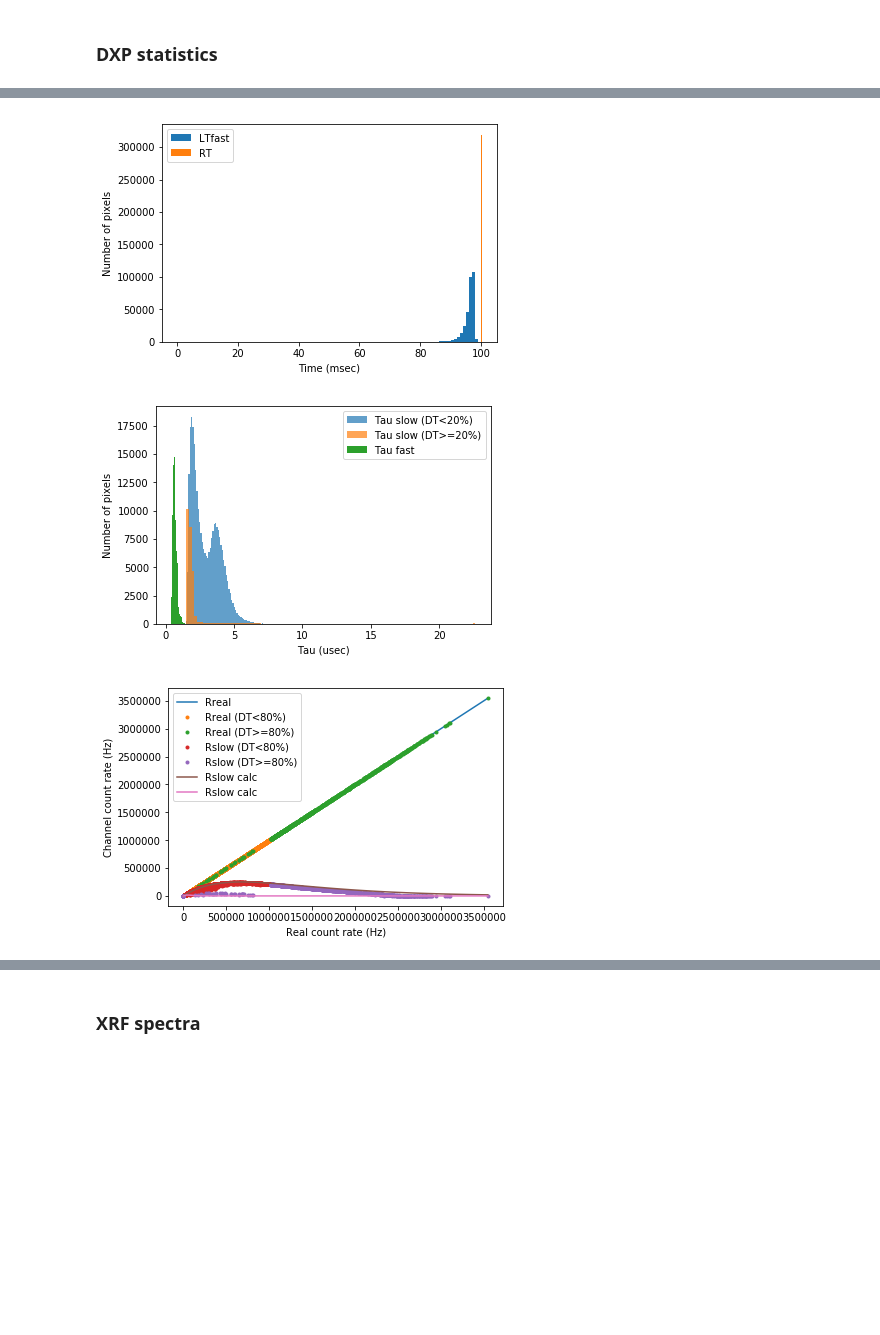
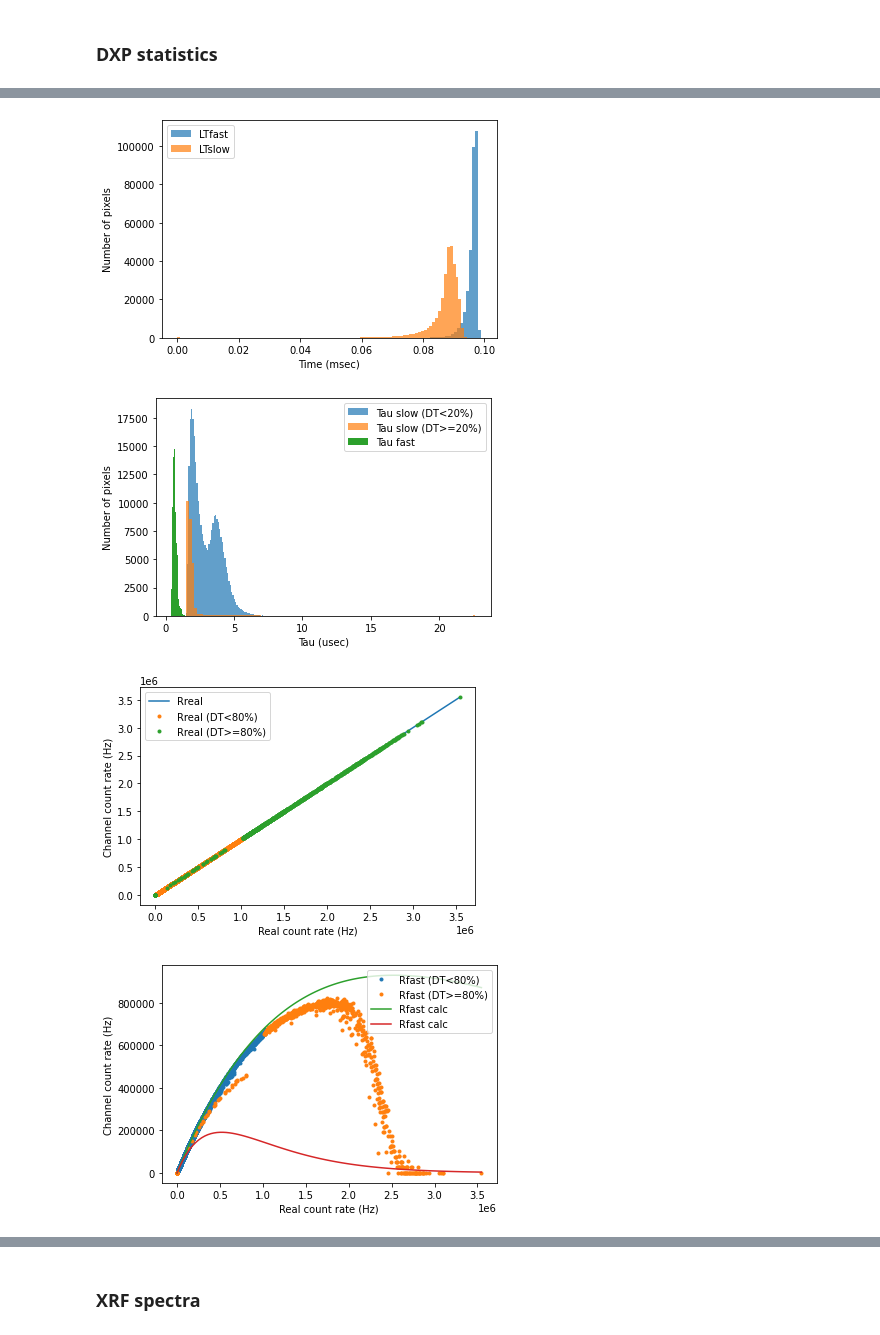
Before and after one commit to woutdenolf/spectrocrunch, a Jupyter notebook: doc/source/tutorials/xia.ipynb, the cells around one changed output, grey strips where cells are left out. Cells and saved outputs as stored; diff of their text form; code cells hidden in the pictures; blank space fills up the shorter version.

```diff
--- a/doc/source/tutorials/xia.ipynb
+++ b/doc/source/tutorials/xia.ipynb
@@ -343,14 +348,19 @@ maskDT100 = Rreal==0
 with np.errstate(divide='ignore', invalid='ignore'):
     RT = Nslow/Rslow
     DT = (Rreal-Rslow)/Rreal
+    LTslow = RT*Rslow/Rreal
 DT[maskDT100] = 1
 RT[maskDT100] = 0.1
+LTslow[maskDT100] = 0
 DTfast = 1-LTfast/RT
+Nfast = Rreal*LTfast
+Rfast = Nfast/RT
+
 np.testing.assert_array_almost_equal(DTslow, DT, decimal=2)
 
 # Dead time per event
 with np.errstate(divide='ignore', invalid='ignore'):
-    tauslow = -(1-DT)*np.log(1-DT)/Rslow
+    tauslow = -np.log(LTslow/RT)/Rreal
     taufast = -np.log(LTfast/RT)/Rreal
 mask = DT<1
 tauslow[~mask] = tauslow[mask].max()
@@ -366,8 +376,8 @@ tmp = ax.legend()
 #tmp = ax.set_yscale('log')
 
 plt.figure()
-tmp = plothistogram(*np.histogram(LTfast*1000,bins=100),label='LTfast')
-tmp = plothistogram(*np.histogram(RT*1000,bins=5),label='RT')
+tmp = plothistogram(*np.histogram(LTfast,bins=100),alpha=0.7,label='LTfast')
+tmp = plothistogram(*np.histogram(LTslow,bins=100),alpha=0.7,label='LTslow')
 ax = plt.gca()
 tmp = ax.set_xlabel('Time (msec)')
 tmp = ax.set_ylabel('Number of pixels')
@@ -388,6 +398,25 @@ tmp = plt.plot([Rreal.min(), Rreal.max()], [Rreal.min(), Rreal.max()], label='Rr
 mask = DTslow < 0.8
 tmp = plt.plot(Rreal[mask].flatten(), Rreal[mask].flatten(), '.', label='Rreal (DT<80%)')
 tmp = plt.plot(Rreal[~mask].flatten(), Rreal[~mask].flatten(), '.', label='Rreal (DT>=80%)')
+ax = plt.gca()
+tmp = ax.set_xlabel('Real count rate (Hz)')
+tmp = ax.set_ylabel('Channel count rate (Hz)')
+tmp = ax.legend()
+
+plt.figure()
+tmp = plt.plot(Rreal[mask].flatten(), Rfast[mask].flatten(), '.', label='Rfast (DT<80%)')
+tmp = plt.plot(Rreal[~mask].flatten(), Rfast[~mask].flatten(), '.', label='Rfast (DT>=80%)')
+x = np.linspace(Rreal.min(), Rreal.max(), 100)
+y = x*np.exp(-x*taufast.min())
+tmp = plt.plot(x, y, label='Rfast calc')
+y = x*np.exp(-x*taufast.max())
+tmp = plt.plot(x, y, label='Rfast calc')
+ax = plt.gca()
+tmp = ax.set_xlabel('Real count rate (Hz)')
+tmp = ax.set_ylabel('Channel count rate (Hz)')
+tmp = ax.legend()
+
+plt.figure()
 tmp = plt.plot(Rreal[mask].flatten(), Rslow[mask].flatten(), '.', label='Rslow (DT<80%)')
 tmp = plt.plot(Rreal[~mask].flatten(), Rslow[~mask].flatten(), '.', label='Rslow (DT>=80%)')
 x = np.linspace(Rreal.min(), Rreal.max(), 100)
@@ -404,3 +439,4 @@ tmp = ax.legend()
-[figure, old version]
+[figure, new version]
-[figure, old version]
+[figure, new version]
-[figure, old version]
+[figure, new version]
+[figure, added]
```
Also changed, not shown: parts of 11 cells of this notebook, 16 other files.
